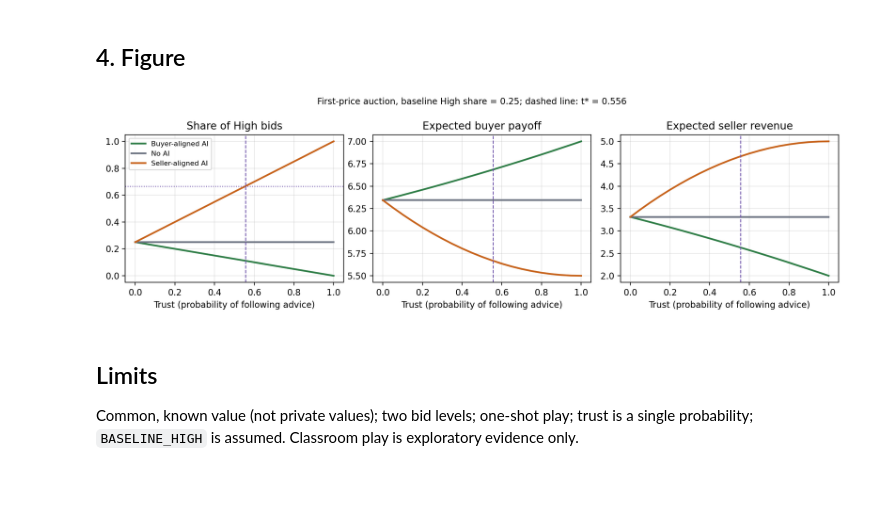
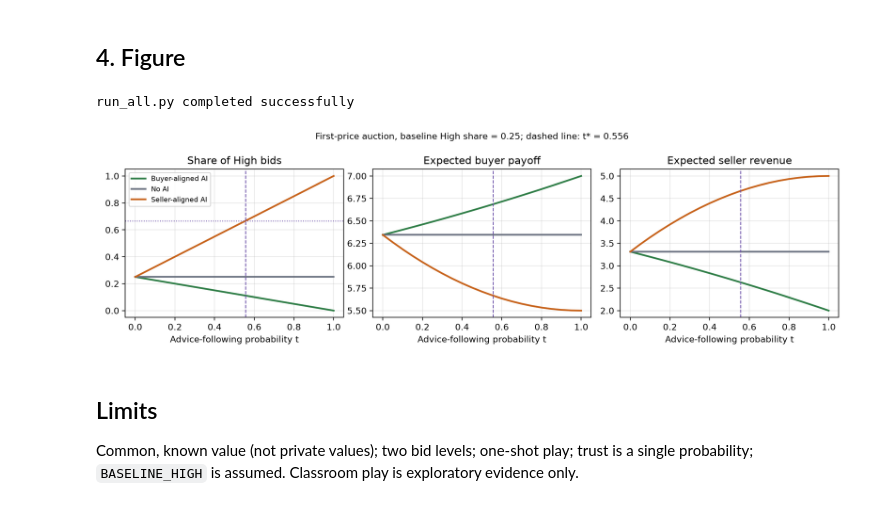
Before and after one commit to dku-comsci-econ206-Autumn2026/ps2-ai-advice-auction, a Jupyter notebook: notebooks/ps2_analysis.ipynb, the cells around one changed output. Cells and saved outputs as stored; diff of their text form; code cells hidden in the pictures.

Commit message:
Final release v1.0: sensitivity checks, final poster, README

```diff
--- a/notebooks/ps2_analysis.ipynb
+++ b/notebooks/ps2_analysis.ipynb
@@ -11,7 +5,9 @@ probability `BASELINE_HIGH` (an assumption until the No-AI peer-play data replac
 # %%
-# Colab only: fetch the repository if the code is not already here
+# Locate the supplied source tree without fetching a moving remote branch.
+from pathlib import Path
 import os, sys
-REPO_URL = "https://github.com/dku-comsci-econ206-Autumn2026/ps2-ai-advice-auction"
-if not os.path.exists("src") and not os.path.exists("../src"):
-    os.system(f"git clone {REPO_URL} repo && cp -r repo/* .")
-sys.path.insert(0, ".."); sys.path.insert(0, ".")
+PROJECT_ROOT = next((p for p in (Path.cwd(), *Path.cwd().parents) if (p / "src/auction.py").is_file()), None)
+if PROJECT_ROOT is None:
+    raise RuntimeError("Open this notebook inside the supplied reproducibility/code folder; upload the complete source ZIP in Colab.")
+sys.path.insert(0, str(PROJECT_ROOT))
+print("Code root:", PROJECT_ROOT.name)
@@ -99,13 +97,15 @@ Seller-aligned AI 4.578 4.584
 # %% [markdown]
 ## 4. Figure
 # %%
-import subprocess; subprocess.run([sys.executable, "run_all.py"] if os.path.exists("run_all.py")
-                                     else [sys.executable, "../run_all.py"], cwd=".." if not os.path.exists("run_all.py") else ".",
-                                     capture_output=True)
-from IPython.display import Image
-Image("../figures/trust_sweep.png" if os.path.exists("../figures/trust_sweep.png") else "figures/trust_sweep.png")
+# Run the actual current source; fail on errors rather than displaying an old image.
+import subprocess
+result = subprocess.run([sys.executable, "run_all.py"], cwd=PROJECT_ROOT, capture_output=True, text=True, check=True)
+print("run_all.py completed successfully")
+from IPython.display import Image, display
+display(Image(filename=str(PROJECT_ROOT / "figures/trust_sweep.png")))
 # %% [output]
+run_all.py completed successfully
-[figure, old version]
+[figure, new version]
 # %% [markdown]
 ## Limits
 Common, known value (not private values); two bid levels; one-shot play; trust is a single
```
Also changed, not shown: parts of 6 cells of this notebook, 12 other files.
